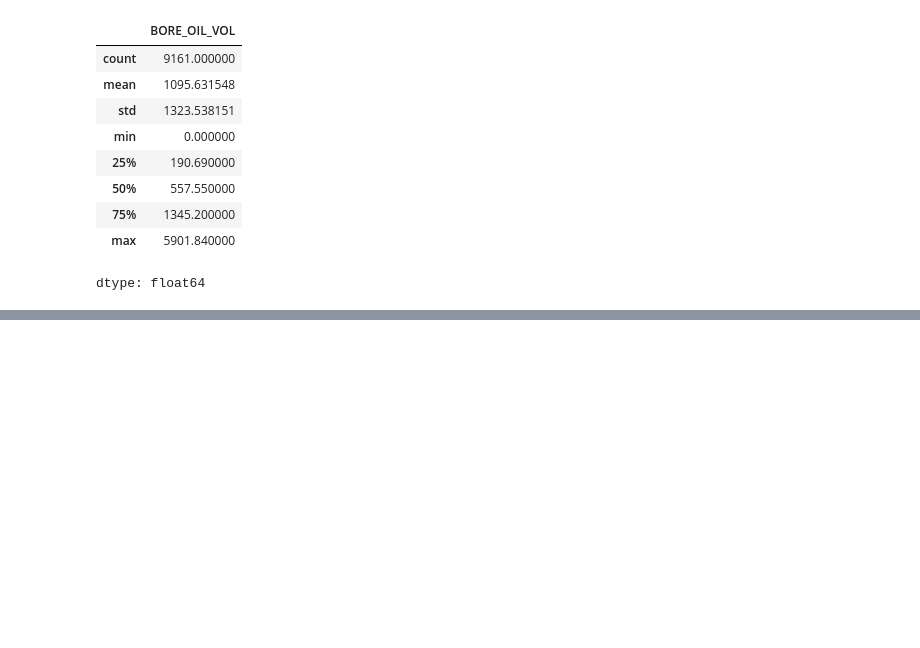
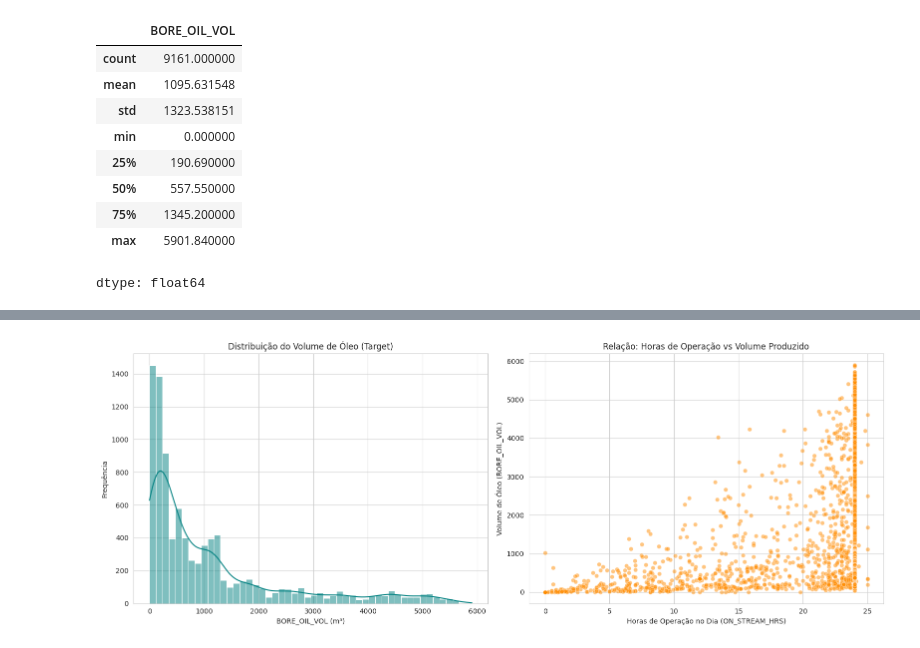
Before and after one commit to andersonportella-collab/MVP_ML_PUCRio, a Jupyter notebook: MVP_ML_Analytics_2026_Anderson G Portella.ipynb, the cells around one changed output, grey strips where cells are left out. Drawn from its saved outputs; the diff is of its cells as text; code cells hidden in the pictures; blank space fills up the shorter version.

```diff
--- a/MVP_ML_Analytics_2026_Anderson G Portella.ipynb
+++ b/MVP_ML_Analytics_2026_Anderson G Portella.ipynb
@@ -498,0 +394,22 @@ Features: ['idade_cliente', 'renda_mensal', 'tempo_relacionamento_meses', 'canal
+# %%
+# ==============================================================================
+# 4.1 Distribuição do Target e Relação com a Operação
+# ==============================================================================
+fig, axes = plt.subplots(1, 2, figsize=(16, 6))
+
+# Gráfico 1: Distribuição do Target
+sns.histplot(df['BORE_OIL_VOL'].dropna(), bins=50, kde=True, color='teal', ax=axes[0])
+axes[0].set_title('Distribuição do Volume de Óleo (Target)')
+axes[0].set_xlabel('BORE_OIL_VOL (m³)')
+axes[0].set_ylabel('Frequência')
+
+# Gráfico 2: Target vs Horas de Operação
+sns.scatterplot(x=df['ON_STREAM_HRS'], y=df['BORE_OIL_VOL'], alpha=0.5, color='darkorange', ax=axes[1])
+axes[1].set_title('Relação: Horas de Operação vs Volume Produzido')
+axes[1].set_xlabel('Horas de Operação no Dia (ON_STREAM_HRS)')
+axes[1].set_ylabel('Volume de Óleo (BORE_OIL_VOL)')
+
+plt.tight_layout()
+plt.show()
+# %% [output]
+[figure, added]
```
Also changed, not shown: parts of 64 cells of this notebook.
